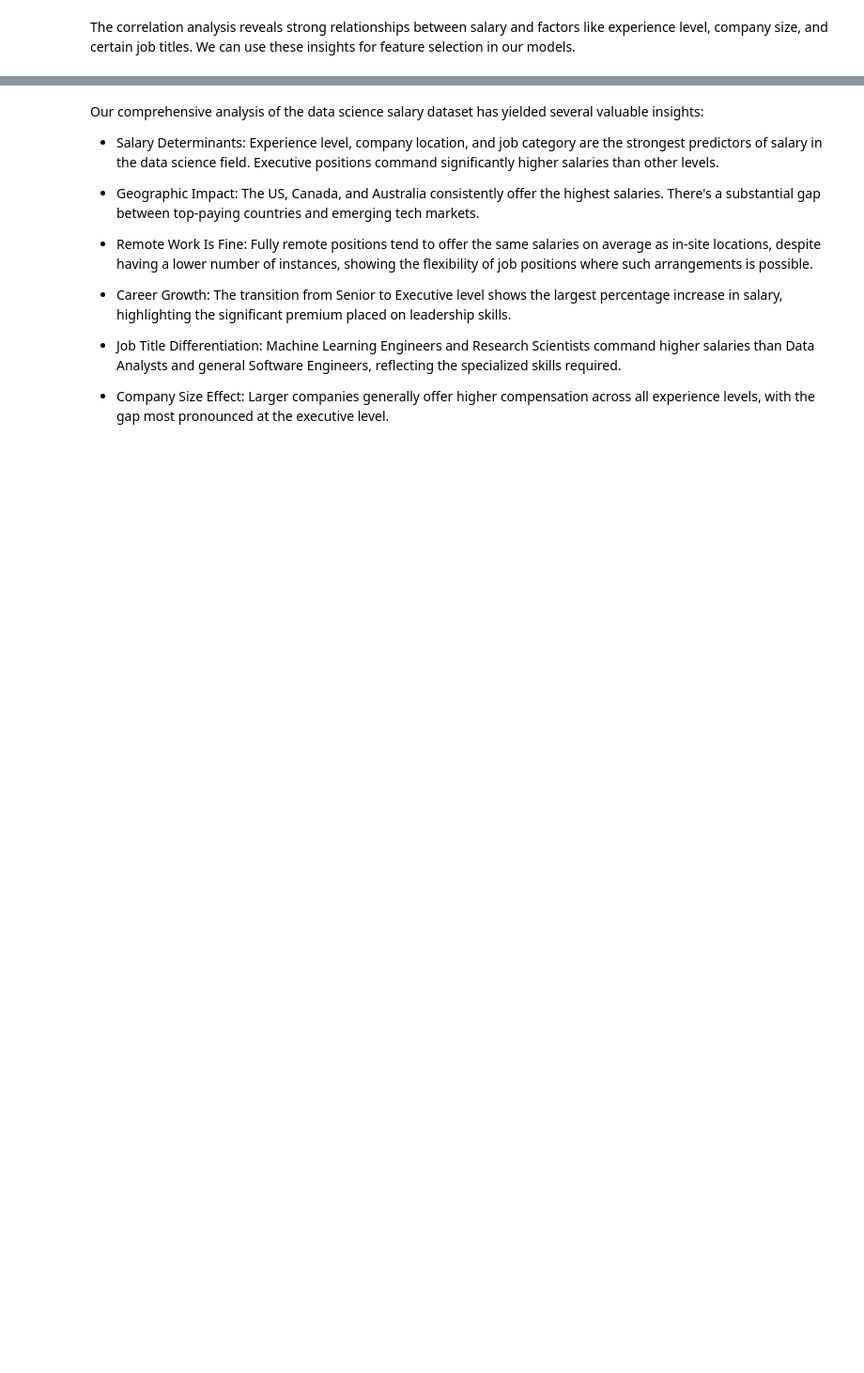
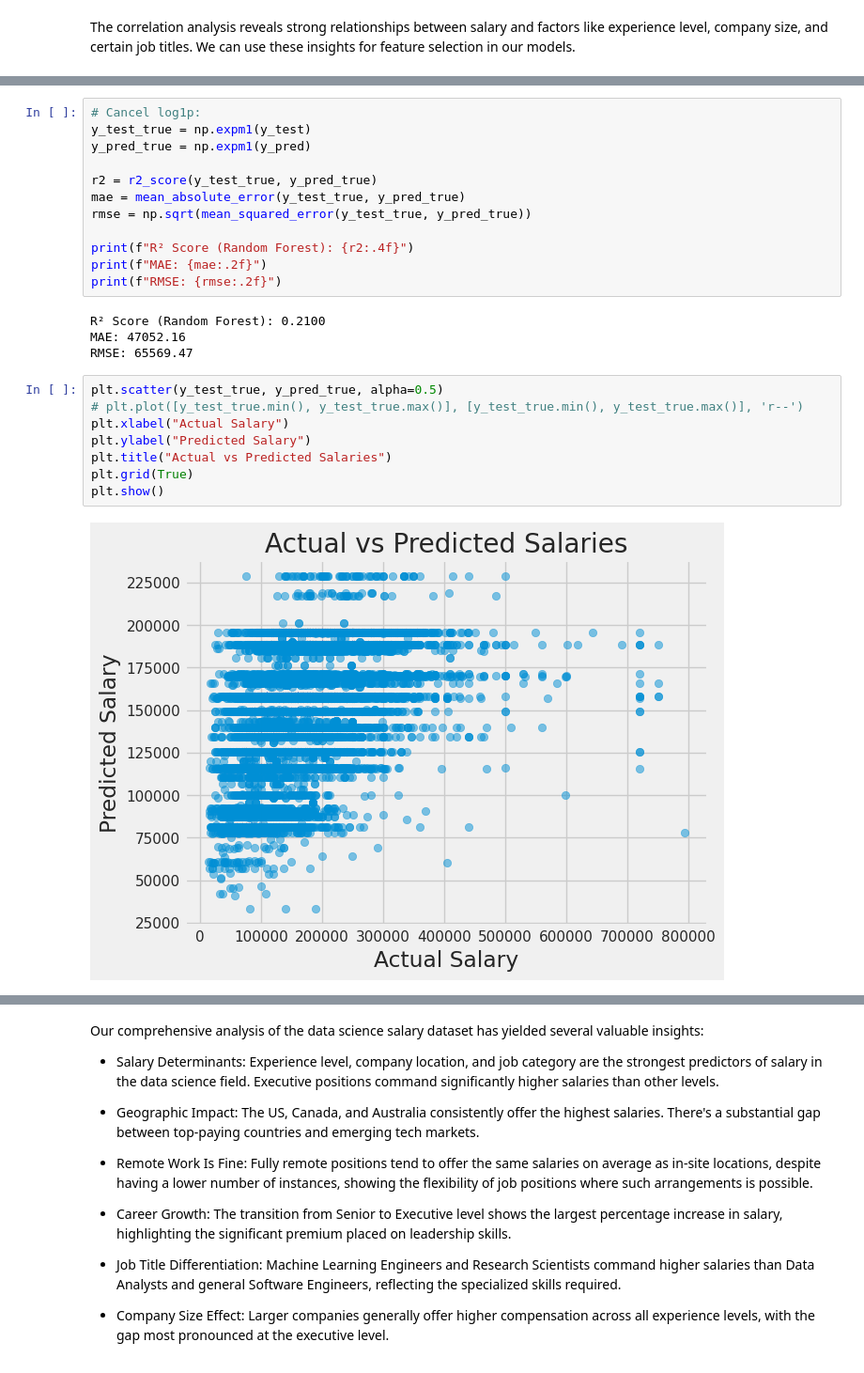
Before and after one commit to tccuong8/cs-salary-trend, a Jupyter notebook: CS_Salary_Trend.ipynb, the cells around one changed output, grey strips where cells are left out. Shown at 94% size. Drawn from its saved outputs; the diff is of its cells as text; blank space fills up the shorter version.

```diff
--- a/CS_Salary_Trend.ipynb
+++ b/CS_Salary_Trend.ipynb
@@ -522,0 +645,26 @@ The correlation analysis reveals strong relationships between salary and factors
+# %%
+# Cancel log1p:
+y_test_true = np.expm1(y_test)
+y_pred_true = np.expm1(y_pred)
+
+r2 = r2_score(y_test_true, y_pred_true)
+mae = mean_absolute_error(y_test_true, y_pred_true)
+rmse = np.sqrt(mean_squared_error(y_test_true, y_pred_true))
+
+print(f"R² Score (Random Forest): {r2:.4f}")
+print(f"MAE: {mae:.2f}")
+print(f"RMSE: {rmse:.2f}")
+# %% [output]
+R² Score (Random Forest): 0.2100
+MAE: 47052.16
+RMSE: 65569.47
+# %%
+plt.scatter(y_test_true, y_pred_true, alpha=0.5)
+# plt.plot([y_test_true.min(), y_test_true.max()], [y_test_true.min(), y_test_true.max()], 'r--')
+plt.xlabel("Actual Salary")
+plt.ylabel("Predicted Salary")
+plt.title("Actual vs Predicted Salaries")
+plt.grid(True)
+plt.show()
+# %% [output]
+[figure, added]
```
Also changed, not shown: parts of 12 cells of this notebook.
